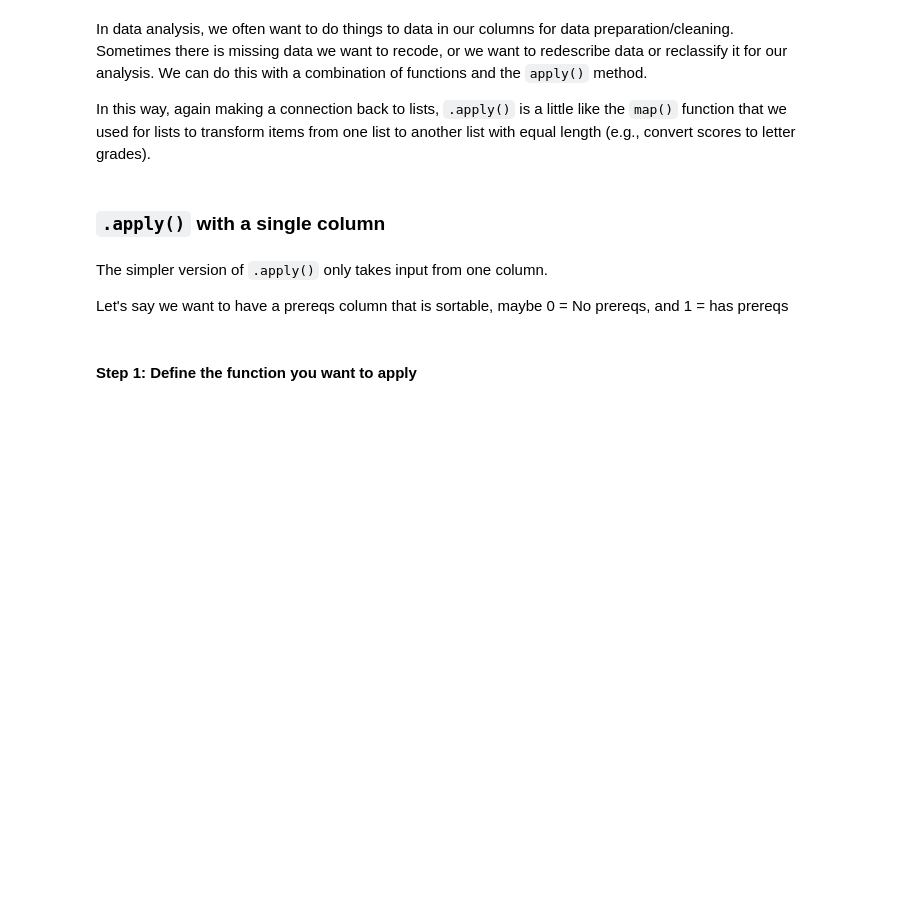
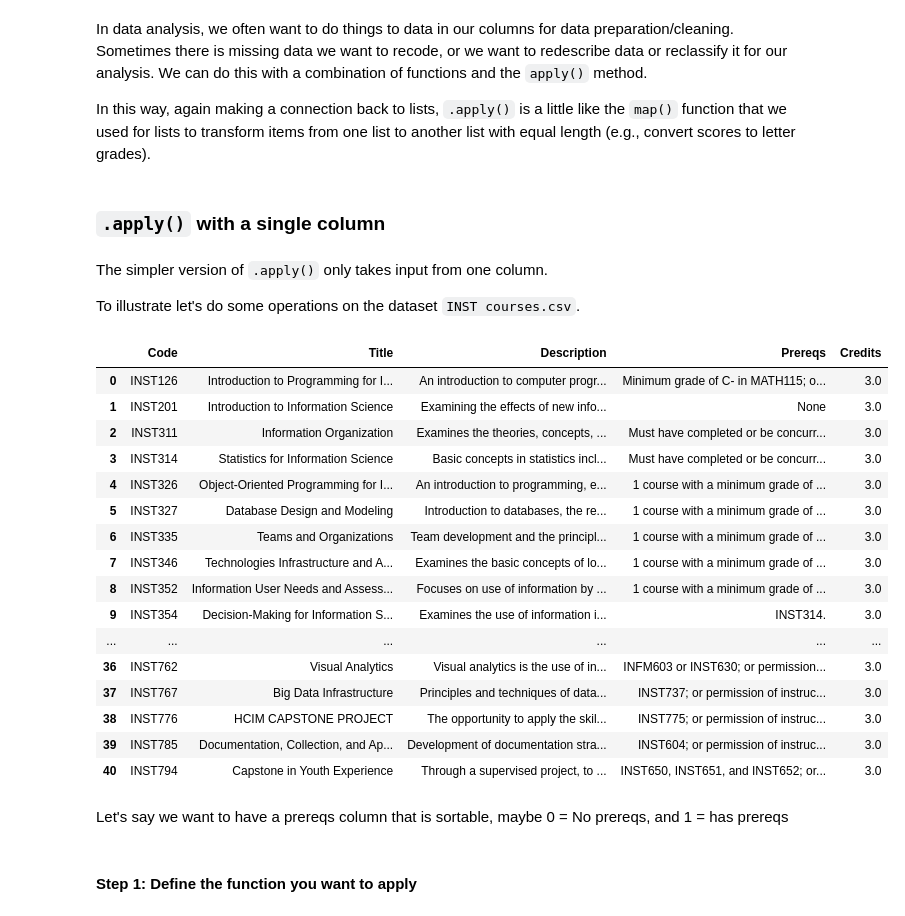
Before and after one commit to joelchan/inst126-intro-programming-notes, a Jupyter notebook: 11_Pandas-2.ipynb, the cells around one changed output. Drawn from its saved outputs; the diff is of its cells as text; code cells hidden in the pictures; blank space fills up the shorter version.

```diff
--- a/11_Pandas-2.ipynb
+++ b/11_Pandas-2.ipynb
@@ -43,9 +29,37 @@ In data analysis, we often want to do things to data in our columns for data pre
 In this way, again making a connection back to lists, `.apply()` is a little like the `map()` function that we used for lists to transform items from one list to another list with equal length (e.g., convert scores to letter grades).
 # %% [markdown]
 ### `.apply()` with a single column
+# %% [markdown]
+The simpler version of `.apply()` only takes input from one column.
+
+To illustrate let's do some operations on the dataset `INST courses.csv`.
+# %%
+# import the pandas library
+import pandas as pd
+
+# read in the dataset
+fpath = 'INST courses.csv'
+courses = pd.read_csv(fpath) # read in the file into a dataframe called courses
+courses # use the .head() function to show the top 5 rows in the dataframe
+# %% [output]
+|  | Code | Title | Description | Prereqs | Credits |
+| 0 | INST126 | Introduction to Programming for I... | An introduction to computer progr... | Minimum grade of C- in MATH115; o... | 3.0 |
+| 1 | INST201 | Introduction to Information Science | Examining the effects of new info... | None | 3.0 |
+| 2 | INST311 | Information Organization | Examines the theories, concepts, ... | Must have completed or be concurr... | 3.0 |
+| 3 | INST314 | Statistics for Information Science | Basic concepts in statistics incl... | Must have completed or be concurr... | 3.0 |
+| 4 | INST326 | Object-Oriented Programming for I... | An introduction to programming, e... | 1 course with a minimum grade of ... | 3.0 |
+| 5 | INST327 | Database Design and Modeling | Introduction to databases, the re... | 1 course with a minimum grade of ... | 3.0 |
+| 6 | INST335 | Teams and Organizations | Team development and the principl... | 1 course with a minimum grade of ... | 3.0 |
+| 7 | INST346 | Technologies Infrastructure and A... | Examines the basic concepts of lo... | 1 course with a minimum grade of ... | 3.0 |
+| 8 | INST352 | Information User Needs and Assess... | Focuses on use of information by ... | 1 course with a minimum grade of ... | 3.0 |
+| 9 | INST354 | Decision-Making for Information S... | Examines the use of information i... | INST314. | 3.0 |
+| ... | ... | ... | ... | ... | ... |
+| 36 | INST762 | Visual Analytics | Visual analytics is the use of in... | INFM603 or INST630; or permission... | 3.0 |
+| 37 | INST767 | Big Data Infrastructure | Principles and techniques of data... | INST737; or permission of instruc... | 3.0 |
+| 38 | INST776 | HCIM CAPSTONE PROJECT | The opportunity to apply the skil... | INST775; or permission of instruc... | 3.0 |
+| 39 | INST785 | Documentation, Collection, and Ap... | Development of documentation stra... | INST604; or permission of instruc... | 3.0 |
+| 40 | INST794 | Capstone in Youth Experience | Through a supervised project, to ... | INST650, INST651, and INST652; or... | 3.0 |
 # %% [markdown]
-The simpler version of `.apply()` only takes input from one column.
-
 Let's say we want to have a prereqs column that is sortable, maybe 0 = No prereqs, and 1 = has prereqs
 # %% [markdown]
 #### Step 1: Define the function you want to apply
```
Also changed, not shown: parts of 40 cells of this notebook, 2 other files.
